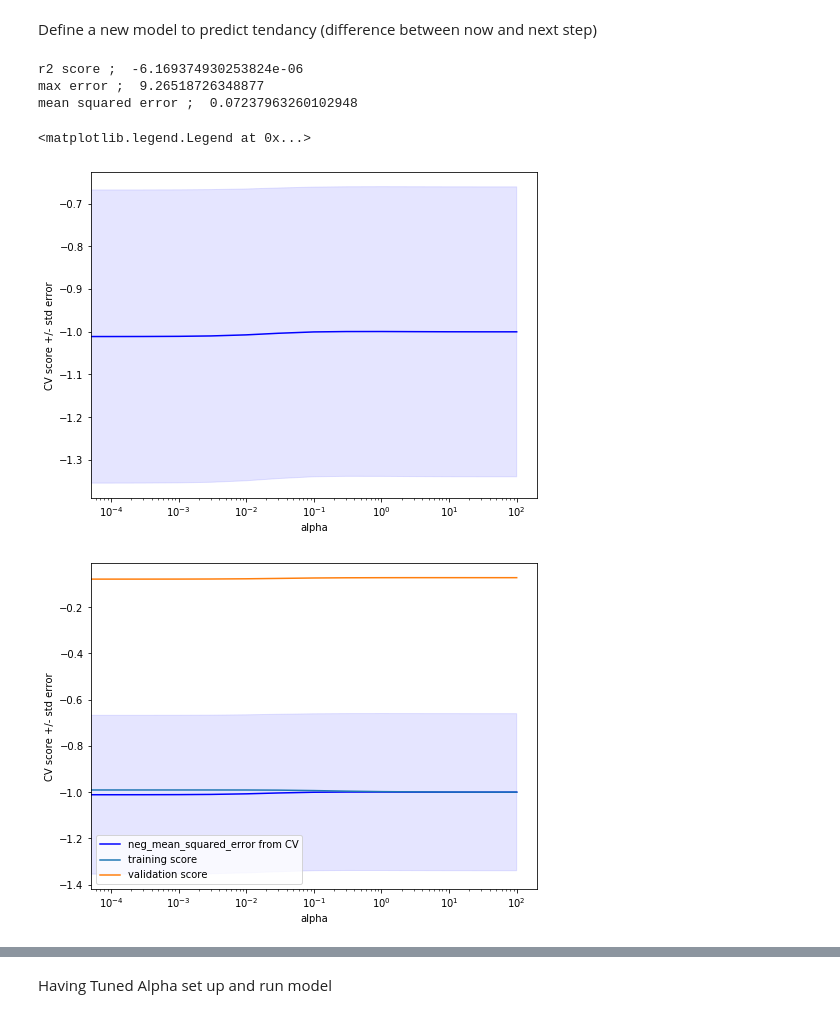
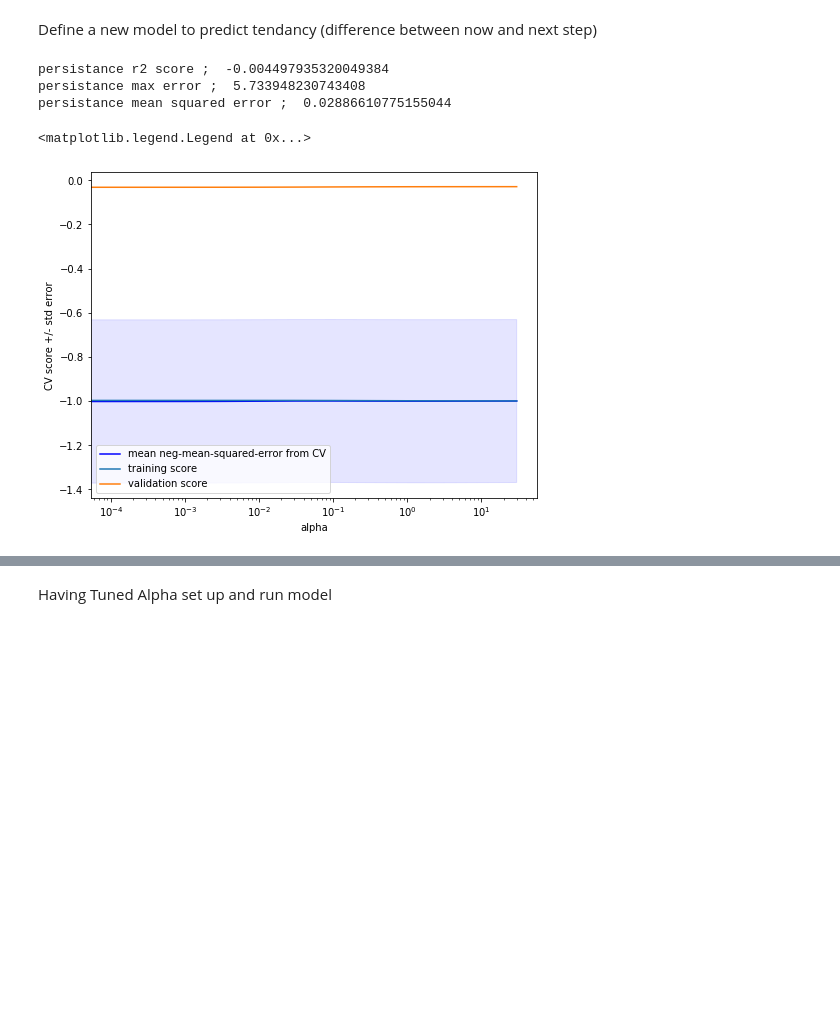
Before and after one commit to RachelFurner/DynamicPrediction, a Jupyter notebook: Regression_attempts.ipynb, the cells around one changed output, grey strips where cells are left out. Saved outputs shown, nothing was run; the diff lists cells and outputs as text; code cells hidden in the pictures; blank space fills up the shorter version.

```diff
--- a/Regression_attempts.ipynb
+++ b/Regression_attempts.ipynb
@@ -99,8 +101,8 @@ nxt_outputs_te = []
 # so we can learn on first n time steps, and test on rest
 
 for z in range(1,40,10):
-    for x in range(1,9,3):
-        for y in range(1,76,10):
+    for x in range(2,7,3):
+        for y in range(2,74,10):
             for time in range(0, split_index, 20):
                 inputs_tr.append([ds_var.isel(T=time)[z,y+y_offset,x+x_offset] for x_offset in halo_list for y_offset in halo_list])
                 nxt_outputs_tr.append([ds_var.isel(T=time+StepSize)[z,y,x]])
@@ -219,7 +238,7 @@ mean squared error ;  3.0549434940561264e-08
 # %%
 # Tune alpha using cross validation, and neg mean squared error
 
-alpha_s = [0.00, 0.0001, 0.0003, 0.001, 0.003, 0.01, 0.03, 0.1, 0.3, 1.0, 3.0, 10, 30, 100]
+alpha_s = [0.00, 0.0001, 0.0003, 0.001, 0.003, 0.01, 0.03, 0.1, 0.3, 1.0, 3.0, 10, 30]
 
 parameters = [{'alpha': alpha_s}]
 n_folds=5
@@ -369,30 +409,25 @@ plt.show()
 # %% [markdown]
 Define a new model to predict tendancy (difference between now and next step)
-# %%
-# A model to predict the tendancy in that variable (difference between now and next points)...
-
-#normalise tendancy outputs
-norm_tnd_outputs_tr, norm_tnd_outputs_te = normalise_data(tnd_outputs_tr[:], tnd_outputs_te[:])
-
-# store these values to de-normalise
-tnd_outputs_tr_mean = np.mean(tnd_outputs_tr)
-tnd_outputs_tr_std  = np.std(tnd_outputs_tr)
 # %%
 # First calculate and plot 'persistance' score, to give a baseline
 
 predict_persistance_tnd = np.zeros([tnd_outputs_te.shape[0]])
 
-print('r2 score ; ', r2_score(norm_tnd_outputs_te, predict_persistance_tnd))
-print('max error ; ', metrics.max_error(norm_tnd_outputs_te, predict_persistance_tnd))
-print('mean squared error ; ', metrics.mean_squared_error(norm_tnd_outputs_te, predict_persistance_tnd))
+pers_tnd_r2 = r2_score(norm_tnd_outputs_te, predict_persistance_tnd)
+pers_tnd_maxer = metrics.max_error(norm_tnd_outputs_te, predict_persistance_tnd)
+pers_tnd_mse = metrics.mean_squared_error(norm_tnd_outputs_te, predict_persistance_tnd)
+
+print('persistance r2 score ; ', pers_tnd_r2)
+print('persistance max error ; ', pers_tnd_maxer)
+print('persistance mean squared error ; ', pers_tnd_mse)
 # %% [output]
-r2 score ;  -6.169374930253824e-06
-max error ;  9.26518726348877
-mean squared error ;  0.07237963260102948
+persistance r2 score ;  -0.004497935320049384
+persistance max error ;  5.733948230743408
+persistance mean squared error ;  0.02886610775155044
 # %%
 # Tune alpha using cross validation, and neg mean squared error
 
-alpha_s = [0.00, 0.0001, 0.0003, 0.001, 0.003, 0.01, 0.03, 0.1, 0.3, 1.0, 3.0, 10, 30, 100]
+alpha_s = [0.00, 0.0001, 0.0003, 0.001, 0.003, 0.01, 0.03, 0.1, 0.3, 1.0, 3.0, 10, 30]
 
 parameters = [{'alpha': alpha_s}]
 n_folds=5
@@ -401,7 +436,7 @@ scoring={'max_error', 'neg_mean_squared_error', 'r2'}
 model_tnd=linear_model.Ridge()
 
 # Calculate training scores using cross validation with various values of alpha
-model_tnd_cv = GridSearchCV(model_tnd, parameters, cv=n_folds, scoring=scoring, refit='r2')
+model_tnd_cv = GridSearchCV(model_tnd, parameters, cv=n_folds, scoring=scoring, refit='neg_mean_squared_error')
 model_tnd_cv.fit(norm_inputs_tr, norm_tnd_outputs_tr)
 results = model_tnd_cv.cv_results_
 
@@ -410,42 +445,33 @@ best_alpha = (best_params['alpha'])
 # %%
 # For neg mean squared error, calculate and plot the mean score, and the region +/- one s.d
 neg_mean_squared_error_mean = model_tnd_cv.cv_results_['mean_test_neg_mean_squared_error']
 neg_mean_squared_error_std = model_tnd_cv.cv_results_['std_test_neg_mean_squared_error']
 neg_mean_squared_error_std_error = neg_mean_squared_error_std / np.sqrt(n_folds)
 
 plt.figure().set_size_inches(8, 6)
-plt.semilogx(alpha_s, neg_mean_squared_error_mean, label='neg_mean_squared_error from CV', color='blue')
+plt.semilogx(alpha_s, neg_mean_squared_error_mean, label='mean neg-mean-squared-error from CV', color='blue')
 plt.fill_between(alpha_s, neg_mean_squared_error_mean + neg_mean_squared_error_std_error,
                  neg_mean_squared_error_mean - neg_mean_squared_error_std_error, alpha=0.1, color='blue')
 plt.ylabel('CV score +/- std error')
 plt.xlabel('alpha')
 #plt.axhline(np.max(r2_scores), linestyle='--', color='.5')
-plt.figure().set_size_inches(8, 6)
-plt.semilogx(alpha_s, neg_mean_squared_error_mean, label='neg_mean_squared_error from CV', color='blue')
-plt.fill_between(alpha_s, neg_mean_squared_error_mean + neg_mean_squared_error_std_error,
-                 neg_mean_squared_error_mean - neg_mean_squared_error_std_error, alpha=0.1, color='blue')
-plt.ylabel('CV score +/- std error')
-plt.xlabel('alpha')
-#plt.axhline(np.max(r2_scores), linestyle='--', color='.5')
-# Also calculate training and validation scores for same values of alpha without CV
-# and overplot - seems there is something wrong here....
+
 # Also calculate training and validation scores for same values of alpha without CV
 # and overplot - seems there is something wrong here....
 # The training scores should be similar... but are way out!
 val_scores = []
 train_scores = []
 for alpha in alpha_s:
     model_tnd.set_params(alpha=alpha)
     model_tnd.fit(norm_inputs_tr, norm_tnd_outputs_tr)
     train_scores.append(- metrics.mean_squared_error(norm_tnd_outputs_tr, model_tnd.predict(norm_inputs_tr)) )
     val_scores.append(- metrics.mean_squared_error(norm_tnd_outputs_te, model_tnd.predict(norm_inputs_te)) )
 plt.plot(alpha_s, train_scores, label='training score')
 plt.plot(alpha_s, val_scores, label='validation score')
 plt.legend()
 # %% [output]
 <matplotlib.legend.Legend at 0x...>
-[figure, old version]
+[figure, new version]
-[figure, removed]
 # %%
 # For r2 score, calculate and plot the mean score, and the region +/- one s.d
 
```
Also changed, not shown: parts of 21 cells of this notebook, 1 other file.
